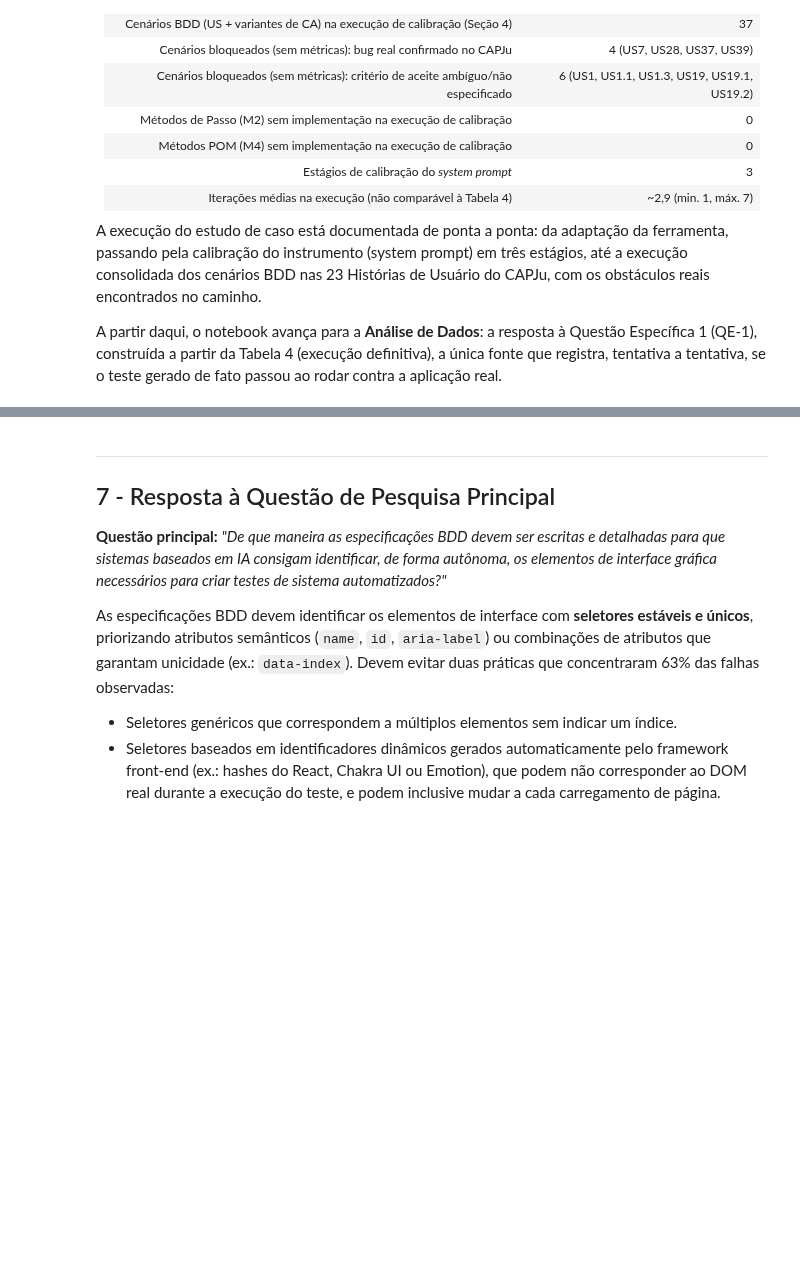
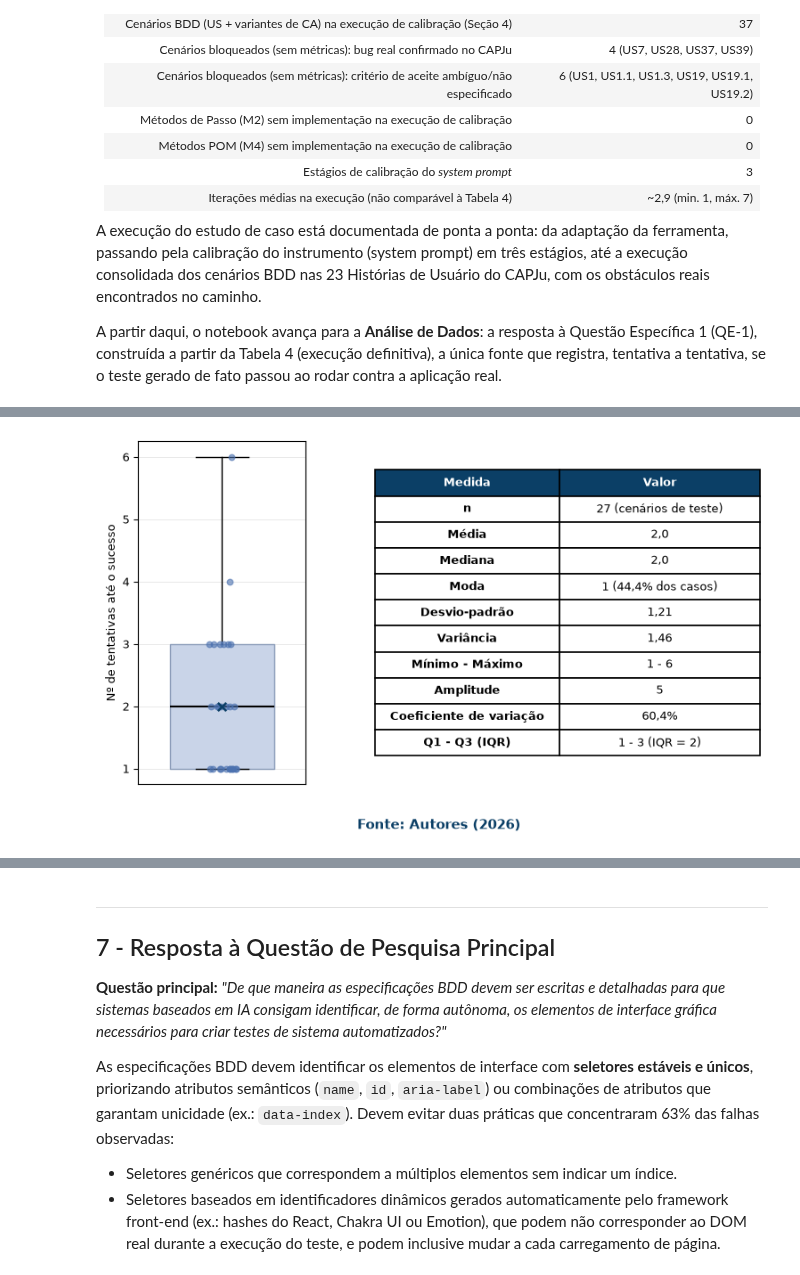
Before and after one commit to gustavofbs/Gustavo-e-Leandro_TCC, a Jupyter notebook: Notebook/01_Execucao_do_Estudo_de_Caso.ipynb, the cells around one changed output, grey strips where cells are left out. Drawn from its saved outputs; the diff is of its cells as text; code cells hidden in the pictures; blank space fills up the shorter version.

```diff
--- a/Notebook/01_Execucao_do_Estudo_de_Caso.ipynb
+++ b/Notebook/01_Execucao_do_Estudo_de_Caso.ipynb
@@ -891,0 +919,89 @@ Esse indicador confirma numericamente a afirmação feita anteriormente: **63,0%
+# %%
+x = tentativas_por_us  # nº de tentativas até o sucesso, por cenário (n = 27)
+n = len(x)
+
+media = x.mean()
+mediana = x.median()
+moda = x.mode().iloc[0]
+freq_moda = (x == moda).sum() / n
+dp = x.std(ddof=1)   # amostral (n - 1)
+var = x.var(ddof=1)  # amostral (n - 1)
+q1, q3 = np.percentile(x, [25, 75])
+iqr = q3 - q1
+cv = dp / media
+
+medidas = [
+    ('n', f'{n} (cenários de teste)'),
+    ('Média', br(media)),
+    ('Mediana', br(mediana)),
+    ('Moda', f'{moda} ({br(freq_moda * 100)}% dos casos)'),
+    ('Desvio-padrão', br(dp, 2)),
+    ('Variância', br(var, 2)),
+    ('Mínimo - Máximo', f'{x.min()} - {x.max()}'),
+    ('Amplitude', str(x.max() - x.min())),
+    ('Coeficiente de variação', f'{br(cv * 100)}%'),
+    ('Q1 - Q3 (IQR)', f'{br_int(q1)} - {br_int(q3)} (IQR = {br_int(iqr)})'),
+]
+df_medidas = pd.DataFrame(medidas, columns=['Medida', 'Valor'])
+display(df_medidas)
+
+# Tabela de frequência (Wohlin et al., 2024, Tabela 11.2, p. 157)
+freq = x.value_counts().sort_index()
+tabela_freq = pd.DataFrame({
+    'Nº de tentativas': freq.index,
+    'Frequência': freq.values,
+    'Frequência relativa': [f'{br(v / n * 100)}%' for v in freq.values],
+}).set_index('Nº de tentativas')
+display(tabela_freq)
+
+AZUL_ESCURO = '#0B3F66'
+fig = plt.figure(figsize=(9, 5))
+gs = fig.add_gridspec(1, 2, width_ratios=[1, 2.3], wspace=0.25)
+ax_box = fig.add_subplot(gs[0])
+ax_tab = fig.add_subplot(gs[1])
+
+ax_box.boxplot(x, widths=0.5, patch_artist=True, whis=1.5,
+               boxprops=dict(facecolor='#C9D4E8', edgecolor='#8A9BB8'),
+               medianprops=dict(color='black', linewidth=1.5),
+               whiskerprops=dict(color='black'), capprops=dict(color='black'),
+               flierprops=dict(marker='o', markerfacecolor='#4C72B0', markeredgecolor='none'))
+
+rng_jitter = np.random.default_rng(42)
+jitter = 1 + rng_jitter.uniform(-0.07, 0.07, size=n)
+ax_box.scatter(jitter, x, color='#4C72B0', alpha=0.6, s=22, zorder=3)
+ax_box.scatter(1, media, marker='x', color=AZUL_ESCURO, s=45, linewidths=1.8, zorder=4, label='Média')
+
+ax_box.set_xticks([])
+ax_box.set_xlim(0.6, 1.4)
+ax_box.set_ylabel('Nº de tentativas até o sucesso')
+ax_box.set_yticks(range(1, int(x.max()) + 1))
+ax_box.grid(axis='y', color='#E5E5E5', linewidth=0.6)
+ax_box.set_axisbelow(True)
+
+ax_tab.axis('off')
+tabela = ax_tab.table(cellText=df_medidas.values, colLabels=df_medidas.columns,
+                      cellLoc='center', loc='center', colWidths=[0.48, 0.52])
+tabela.auto_set_font_size(False)
+tabela.set_fontsize(9)
+tabela.scale(1, 1.75)
+for (lin, col), cel in tabela.get_celld().items():
+    cel.set_edgecolor('black')
+    cel.set_linewidth(1.2)
+    if lin == 0:
+        cel.set_facecolor(AZUL_ESCURO)
+        cel.set_text_props(color='white', weight='bold')
+    elif col == 0:
+        cel.set_text_props(weight='bold')
+
+fig.text(0.5, 0.01, 'Fonte: Autores (2026)', ha='center', fontsize=11, weight='bold', color=AZUL_ESCURO)
+plt.savefig(os.path.join(BASE_DIR, 'notebook_chart_boxplot_tentativas_v3.png'), dpi=200, bbox_inches='tight')
+plt.show()
+
+# Checagem explícita do limite do bigode (regra de Wohlin et al., 2024, p. 160) e do critério de 2 desvios-padrão
+limite_bigode = q3 + 1.5 * iqr
+limite_2dp = media + 2 * dp
+eh_outlier = x.max() > limite_bigode
+print(f'Limite superior do bigode: Q3 + 1,5 x IQR = {br_int(q3)} + 1,5 x {br_int(iqr)} = {br(limite_bigode)}')
+print(f'Valor máximo: {x.max()} ({rotulo_us(x.idxmax())}) | {"é" if eh_outlier else "não é"} outlier formal pela regra do bigode')
+print(f'Média + 2 DP = {br(media, 2)} + 2 x {br(dp, 2)} = {br(limite_2dp, 2)} | o valor máximo está {"acima" if x.max() > limite_2dp else "abaixo"} desse limiar')
+# %% [output]
@@ -891,0 +1026 @@ Esse indicador confirma numericamente a afirmação feita anteriormente: **63,0%
+[figure, added]
```
Also changed, not shown: parts of 45 cells of this notebook.
